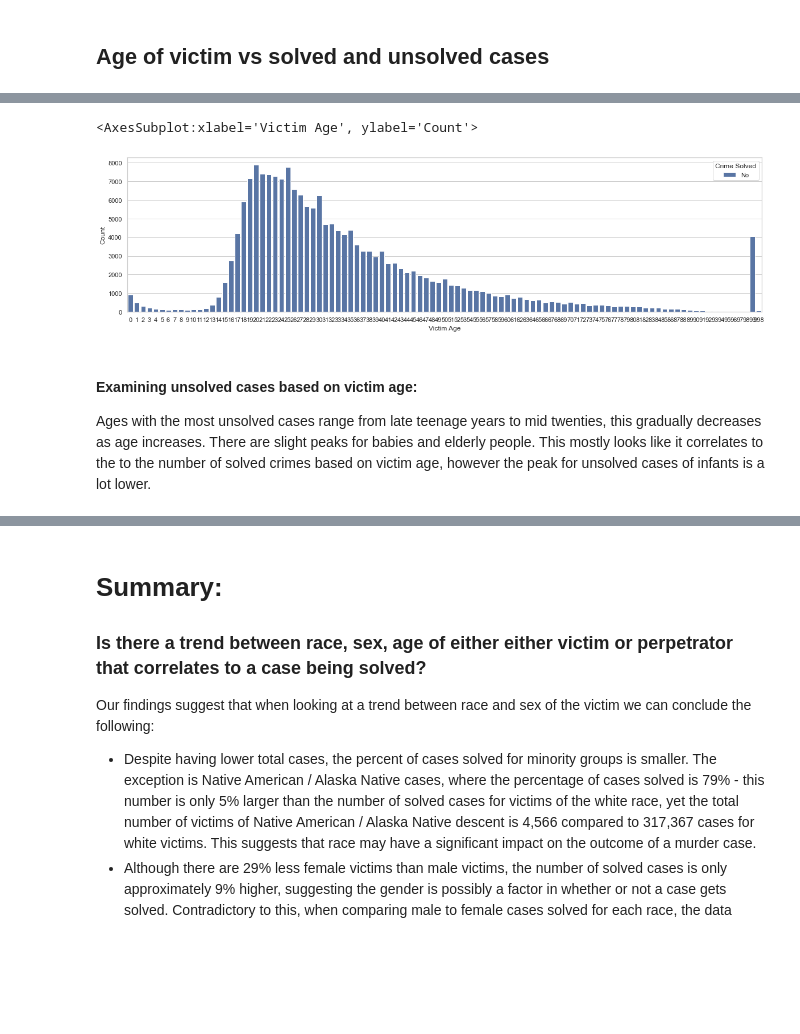
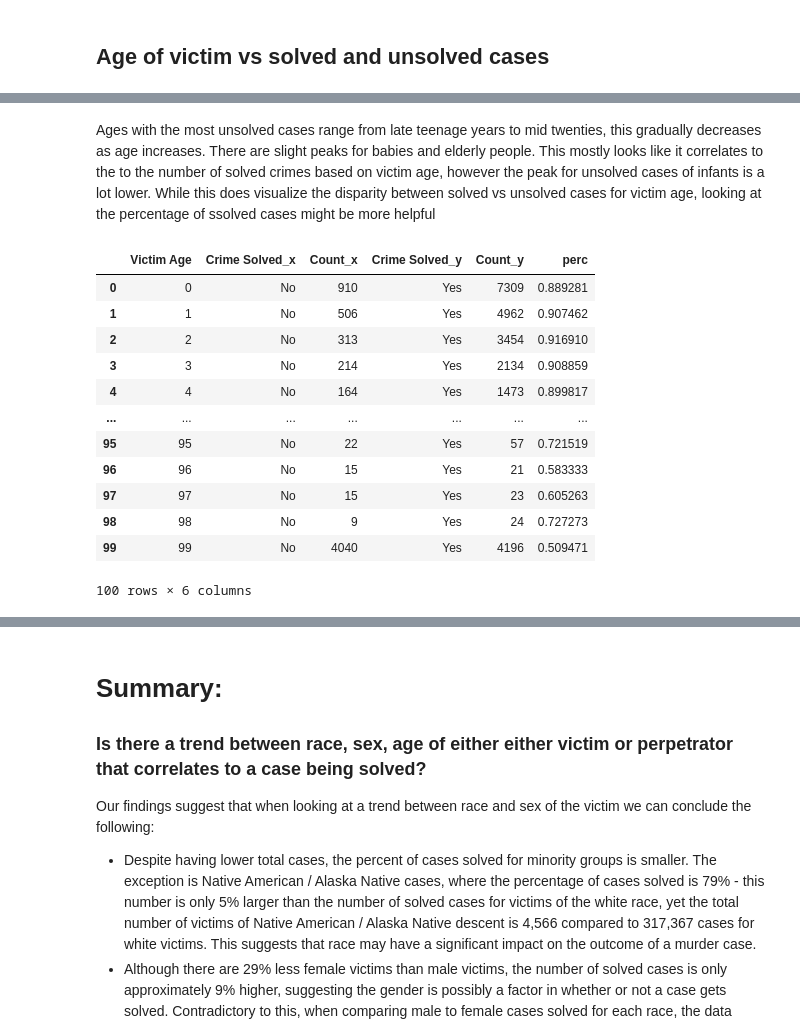
Before and after one commit to ubco-W2020WT1-data301/course-project-group_6005, a Jupyter notebook: analysis/submitted/Milestone 2.ipynb, the cells around one changed output, grey strips where cells are left out. Cells and saved outputs as stored; diff of their text form; code cells hidden in the pictures; blank space fills up the shorter version.

```diff
--- a/analysis/submitted/Milestone 2.ipynb
+++ b/analysis/submitted/Milestone 2.ipynb
@@ -239,13 +256,24 @@ There is a slight peek at the age of 99. This could mean that seniors are more l
-# %%
-unsolved = df2.loc[df2['Crime Solved'] == 'No']
-fig_dims = (20, 5)
-fig, ax = plt.subplots(figsize=fig_dims)
-
-#solved crimes frequency for victim age
-sns.barplot(data=unsolved,y='Count',x='Victim Age', hue = 'Crime Solved', ax=ax)
-# %% [output]
-<AxesSubplot:xlabel='Victim Age', ylabel='Count'>
-[figure, removed]
 # %% [markdown]
-#### Examining unsolved cases based on victim age:
-Ages with the most unsolved cases range from late teenage years to mid twenties, this gradually decreases as age increases. There are slight peaks for babies and elderly people. This mostly looks like it correlates to the to the number of solved crimes based on victim age, however the peak for unsolved cases of infants is a lot lower.
+Ages with the most unsolved cases range from late teenage years to mid twenties, this gradually decreases as age increases. There are slight peaks for babies and elderly people. This mostly looks like it correlates to the to the number of solved crimes based on victim age, however the peak for unsolved cases of infants is a lot lower. While this does visualize the disparity between solved vs unsolved cases for victim age, looking at the percentage of ssolved cases might be more helpful
+# %%
+unsolved = df2.loc[df2['Crime Solved'] == 'No']
+solved = df2.loc[df2['Crime Solved'] == 'Yes']
+
+perc = unsolved.merge(solved, on ="Victim Age")
+perc["perc"] =ratio.Count_y/(ratio.Count_y+ratio.Count_x)
+
+perc
+# %% [output]
+|  | Victim Age | Crime Solved_x | Count_x | Crime Solved_y | Count_y | perc |
+| 0 | 0 | No | 910 | Yes | 7309 | 0.889281 |
+| 1 | 1 | No | 506 | Yes | 4962 | 0.907462 |
+| 2 | 2 | No | 313 | Yes | 3454 | 0.916910 |
+| 3 | 3 | No | 214 | Yes | 2134 | 0.908859 |
+| 4 | 4 | No | 164 | Yes | 1473 | 0.899817 |
+| ... | ... | ... | ... | ... | ... | ... |
+| 95 | 95 | No | 22 | Yes | 57 | 0.721519 |
+| 96 | 96 | No | 15 | Yes | 21 | 0.583333 |
+| 97 | 97 | No | 15 | Yes | 23 | 0.605263 |
+| 98 | 98 | No | 9 | Yes | 24 | 0.727273 |
+| 99 | 99 | No | 4040 | Yes | 4196 | 0.509471 |
+100 rows × 6 columns
```
Also changed, not shown: parts of 16 cells of this notebook, 1 other file.
